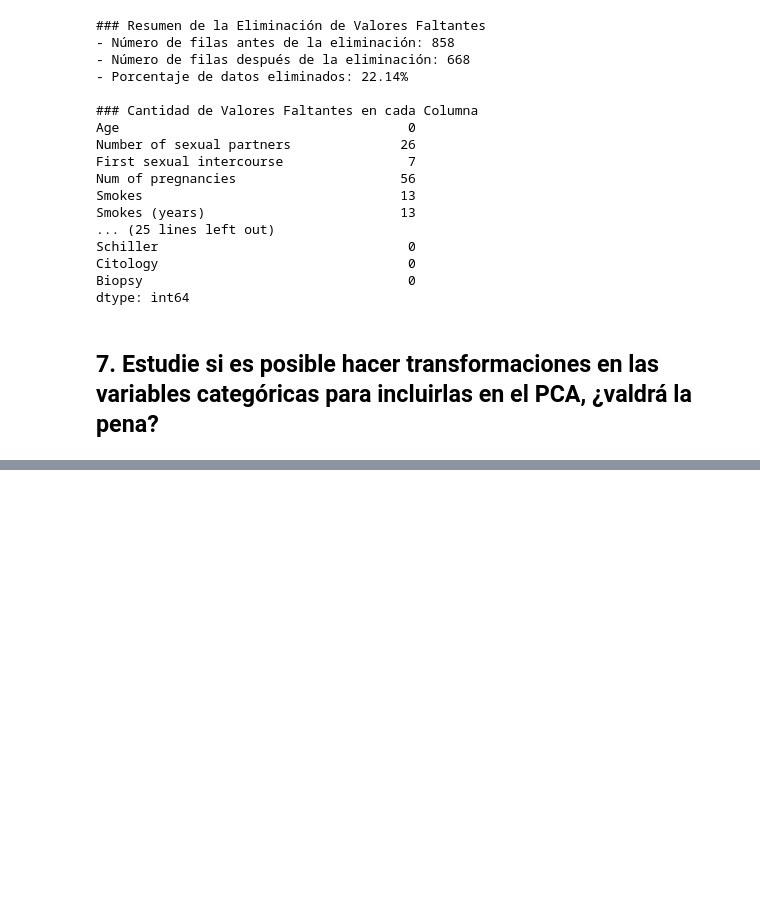
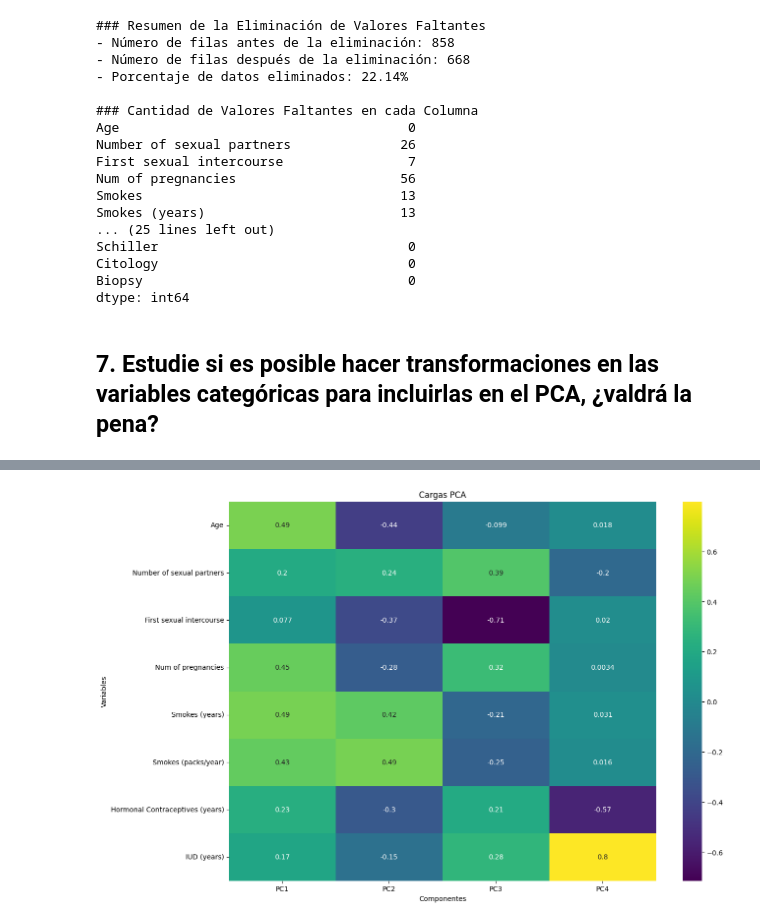
Before and after one commit to jannisce/DataScience-Labs, a Jupyter notebook: Laboratorio_1.ipynb, the cells around one changed output, grey strips where cells are left out. Cells and saved outputs as stored; diff of their text form; code cells hidden in the pictures; blank space fills up the shorter version.

```diff
--- a/Laboratorio_1.ipynb
+++ b/Laboratorio_1.ipynb
@@ -414,0 +528,13 @@ La varianza explicada por los dos primeros componentes principales es de aproxim
+# %%
+## Cargas del PCA
+pca = PCA(n_components=4)
+componentes_principales = pca.fit_transform(df_standarized)
+
+# Crear un DataFrame para los componentes principales
+df_componentes = pd.DataFrame(componentes_principales, columns=[f'PC{i+1}' for i in range(4)])
+
+# Cargas (contribución de cada variable a los componentes)
+cargas = pd.DataFrame(pca.components_.T, columns=[f'PC{i+1}' for i in range(4)], index=continuous_vars)
+
+# Imprimir las cargas
+print(cargas)
@@ -414,0 +613,9 @@ La varianza explicada por los dos primeros componentes principales es de aproxim
+# %%
+plt.figure(figsize=(14, 10))
+sns.heatmap(cargas, annot=True, cmap='viridis')
+plt.title("Cargas PCA")
+plt.xlabel("Componentes")
+plt.ylabel("Variables")
+plt.show()
+# %% [output]
+[figure, added]
```
Also changed, not shown: parts of 14 cells of this notebook.
